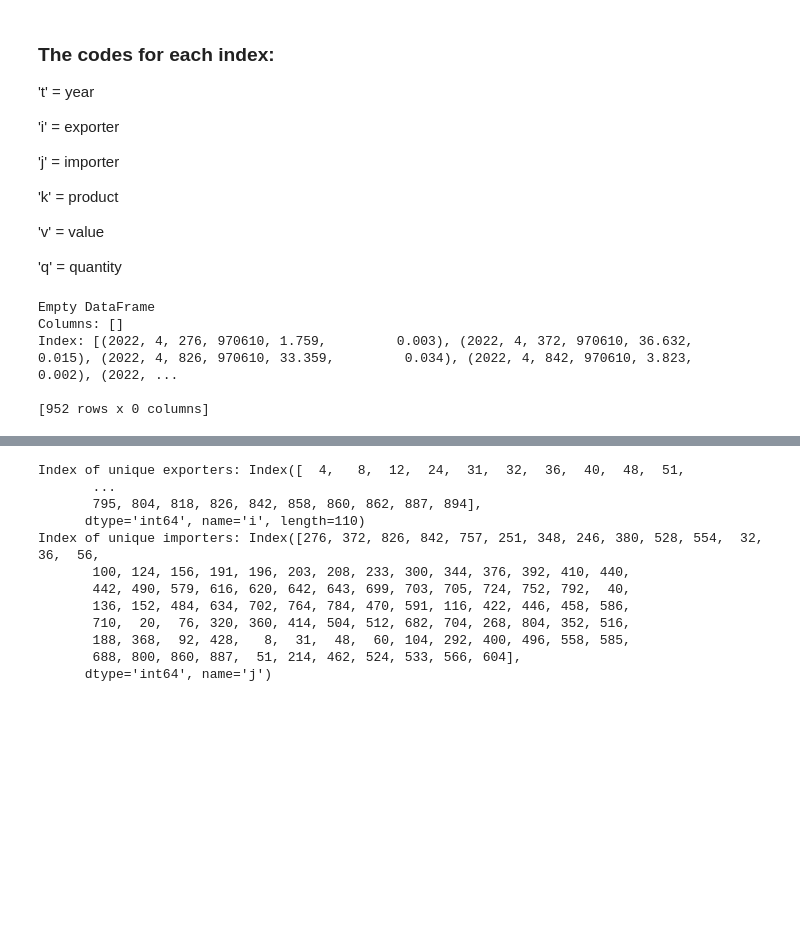
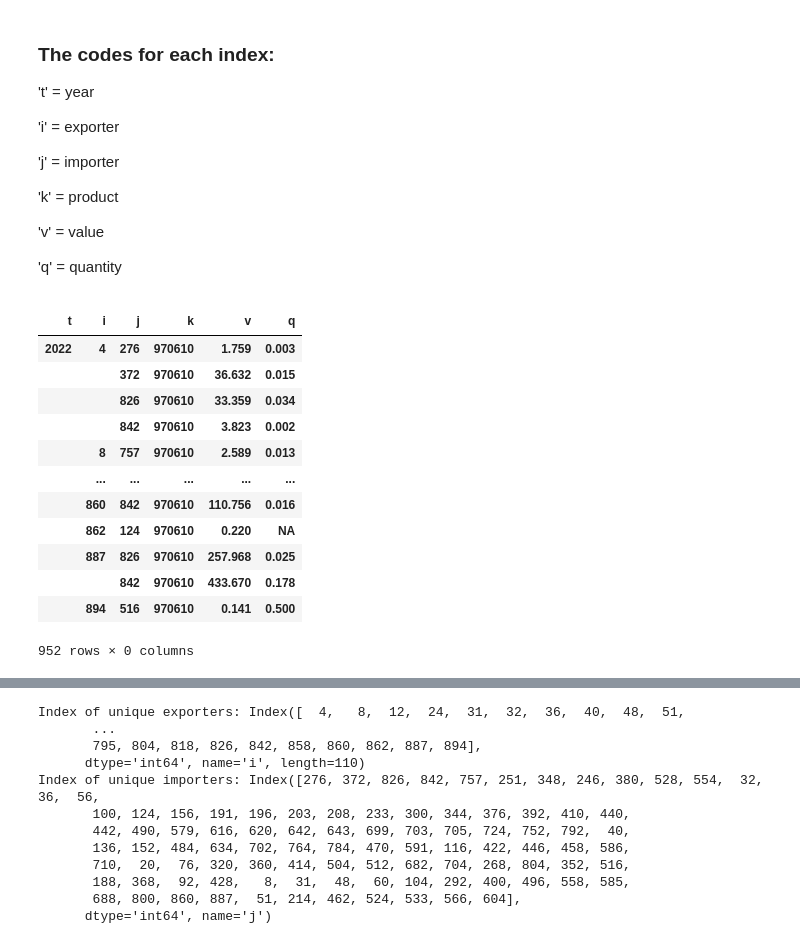
Before and after one commit to poopiboi/NA_2024_3rdSemesterProject_AllAboutNetworks, a Jupyter notebook: ProjectFiles/BACI_Dataset/main_code/250yArtifacts Dataset.v002.ipynb, the cells around one changed output, grey strips where cells are left out. Saved outputs shown, nothing was run; the diff lists cells and outputs as text; code cells hidden in the pictures; blank space fills up the shorter version.

```diff
--- a/ProjectFiles/BACI_Dataset/main_code/250yArtifacts Dataset.v002.ipynb
+++ b/ProjectFiles/BACI_Dataset/main_code/250yArtifacts Dataset.v002.ipynb
@@ -45,13 +54,22 @@ filtered_data = pd.concat(
 # This will give us the clearly defined columns
 #print(filtered_data.columns)
 # %%
-print(filtered_data)
+filtered_data
 # %% [output]
+|  |  |  |  |  |  |
+| t | i | j | k | v | q |
+| 2022 | 4 | 276 | 970610 | 1.759 | 0.003 |
+|  |  | 372 | 970610 | 36.632 | 0.015 |
+|  |  | 826 | 970610 | 33.359 | 0.034 |
+|  |  | 842 | 970610 | 3.823 | 0.002 |
+|  | 8 | 757 | 970610 | 2.589 | 0.013 |
+|  | ... | ... | ... | ... | ... |
+|  | 860 | 842 | 970610 | 110.756 | 0.016 |
+|  | 862 | 124 | 970610 | 0.220 | NA |
+|  | 887 | 826 | 970610 | 257.968 | 0.025 |
+|  |  | 842 | 970610 | 433.670 | 0.178 |
+|  | 894 | 516 | 970610 | 0.141 | 0.500 |
-Empty DataFrame
-Columns: []
-Index: [(2022, 4, 276, 970610, 1.759,         0.003), (2022, 4, 372, 970610, 36.632,         0.015), (2022, 4, 826, 970610, 33.359,         0.034), (2022, 4, 842, 970610, 3.823,         0.002), (2022, ...
-
-[952 rows x 0 columns]
+952 rows × 0 columns
 # %%
 # Create a dictionary to hold DataFrames for each unique `i`
 datasets_by_exporter = {exporter: data for exporter, data in filtered_data.groupby(level='i')}
```
Also changed, not shown: parts of 14 cells of this notebook.
